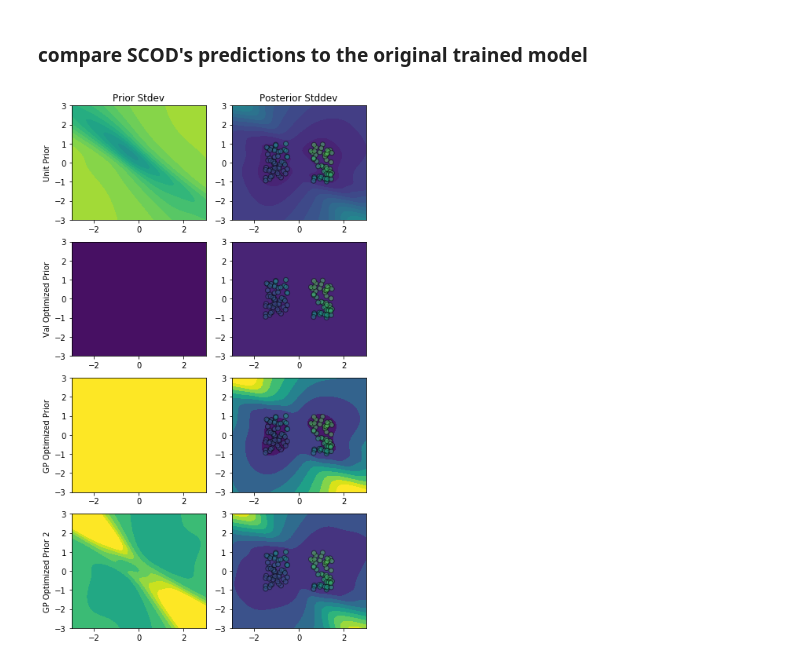
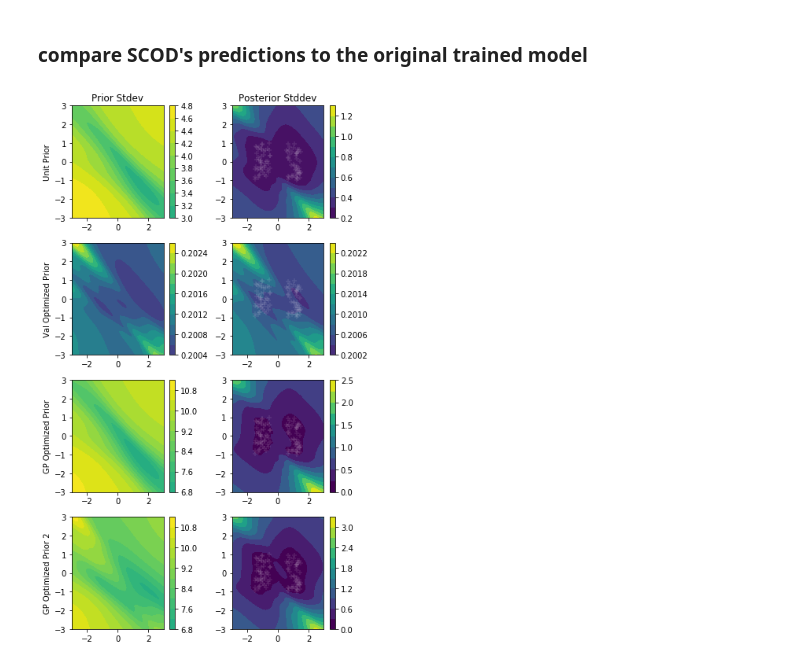
Before and after one commit to StanfordASL/scod-module, a Jupyter notebook: demos/2d_toy_example.ipynb, the cells around one changed output. Drawn from its saved outputs; the diff is of its cells as text; code cells hidden in the pictures.

Commit message:
code cleanup + per-weight prior

```diff
--- a/demos/2d_toy_example.ipynb
+++ b/demos/2d_toy_example.ipynb
@@ -130,7 +127,7 @@ unc_model = scod.SCOD(model, dist_constructor, args={
     'num_eigs': 50,
     'num_samples': 304,
     'sketch_type': 'srft',
-    'per_parameter_prior': True,
+    'prior_type': 'per_weight',
 })
 # %% [output]
 Weight space dimension: 8.577e+03
@@ -160,7 +155,7 @@ gp_reg_unc_model = scod.SCOD(model, dist_constructor, args={
     'num_eigs': 50,
     'num_samples': 304,
     'sketch_type': 'srft',
-    'per_parameter_prior': True,
+    'prior_type': 'per_parameter',
 })
 # %% [output]
 Weight space dimension: 8.577e+03
@@ -197,7 +190,7 @@ gp_reg_unc_model_2 = scod.SCOD(model, dist_constructor, args={
     'num_eigs': 50,
     'num_samples': 304,
     'sketch_type': 'srft',
-    'per_parameter_prior': True,
+    'prior_type': 'per_weight',
 })
 # %% [output]
 Weight space dimension: 8.577e+03
@@ -227,7 +220,7 @@ settings = [
     {
         'name': 'Unit Prior',
         'model': unc_model,
-        'prior_scales': 0*optim_prior_scale,
+        'prior_scales': 0*unc_model.log_prior_scale,
     },
     {
         'name': 'Val Optimized Prior',
@@ -274,16 +267,17 @@ for setting in settings:
 # %%
 fig, axes = plt.subplots(len(results), 2, figsize=[6,10])
 for i, result in enumerate(results):
-    axes[i,0].contourf(X1,X2,result['prior_vars'], levels=10, vmin=0., vmax=5.)
-    axes[i,1].contourf(X1,X2,result['vars'], levels=10, vmin=0., vmax=2.)
-    axes[i,1].scatter(dataset.X[:,0], dataset.X[:,1], c=dataset.Y, vmin=-2, vmax=2, edgecolors='k', alpha=0.5)
-
+    m = axes[i,0].contourf(X1,X2,result['prior_vars'], vmin=0.2, levels=10)
+    plt.colorbar(m, ax=axes[i,0])
+    m = axes[i,1].contourf(X1,X2,result['vars'], vmin=0.2, levels=10)
+    plt.colorbar(m, ax=axes[i,1])
+    axes[i,1].scatter(dataset.X[:,0], dataset.X[:,1], marker='+', vmin=-2, vmax=2, color='white', alpha=0.1)
 
     axes[i,0].set_ylabel(result['name'])
 
 axes[0,0].set_title('Prior Stdev')
 axes[0,1].set_title('Posterior Stddev')
 
 plt.tight_layout()
 # %% [output]
-[figure, old version]
+[figure, new version]
```
Also changed, not shown: parts of 12 cells of this notebook, 1 other file.
